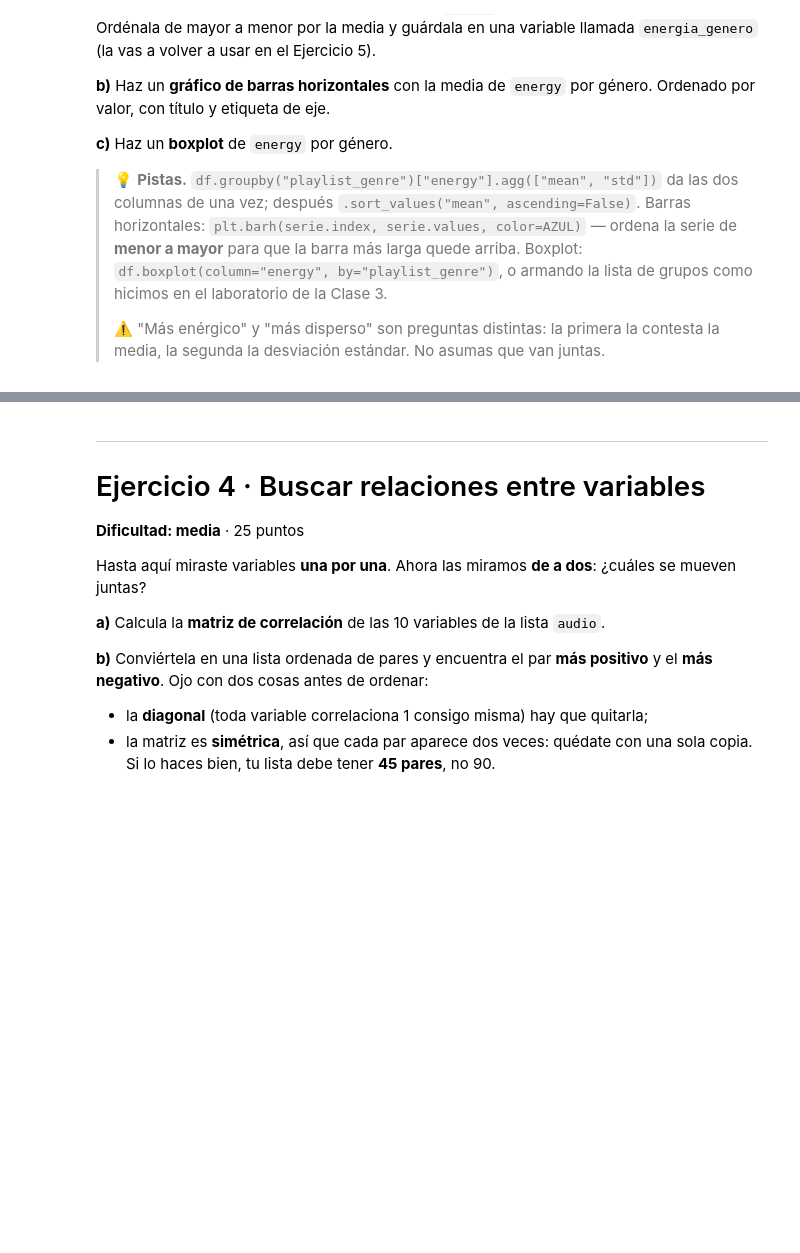
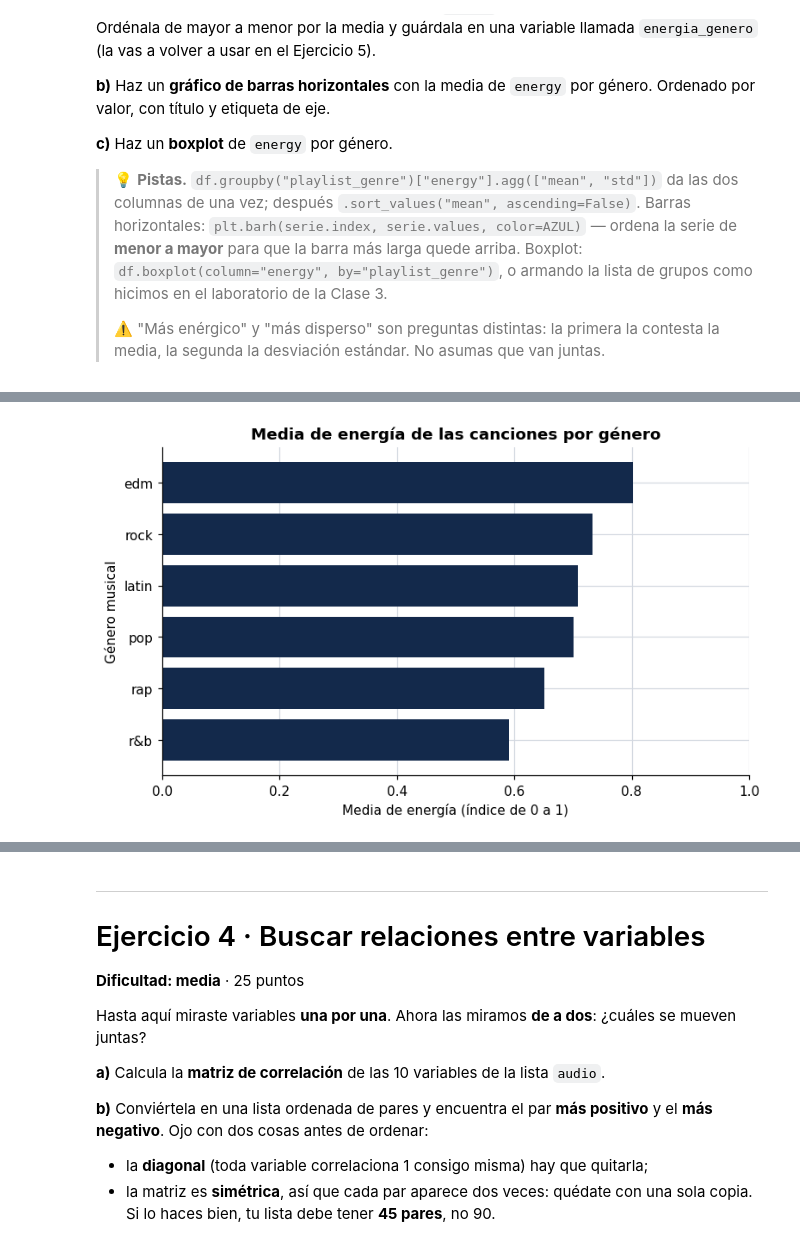
Before and after one commit to axrodriguez5072019/s100-tareas, a Jupyter notebook: 01_problem_set_(6).ipynb, the cells around one changed output, grey strips where cells are left out. Saved outputs shown, nothing was run; the diff lists cells and outputs as text; code cells hidden in the pictures; blank space fills up the shorter version.

```diff
--- a/01_problem_set_(6).ipynb
+++ b/01_problem_set_(6).ipynb
@@ -344,8 +344,11 @@ Ordenado por valor, con título y etiqueta de eje.
 # a) Media y desviación de energy por género
 energia_genero = ...
 print(energia_genero)
+# a) Media y desviación de energy por género
 
-# b) Gráfico de barras horizontales
+energia_genero = df.groupby("playlist_genre")["energy"].agg(
+    Media="mean",
+    Desviacion="std"
+)
 
-
-# c) Boxplot
+print(energia_genero)
@@ -351,0 +365,20 @@ print(energia_genero)
+# %%
+# b) Gráfico de barras horizontales
+
+# Se ordena de menor a mayor para que el género con mayor media quede arriba
+energia_ordenada = energia_genero["mean"].sort_values(ascending=True)
+
+plt.figure(figsize=(8, 4.5))
+plt.barh(
+    energia_ordenada.index,
+    energia_ordenada.values,
+    color=AZUL
+)
+
+plt.xlabel("Media de energía (índice de 0 a 1)")
+plt.ylabel("Género musical")
+plt.title("Media de energía de las canciones por género")
+plt.xlim(0, 1)
+plt.show()
+# %% [output]
+[figure, added]
```
Also changed, not shown: parts of 3 cells of this notebook.
